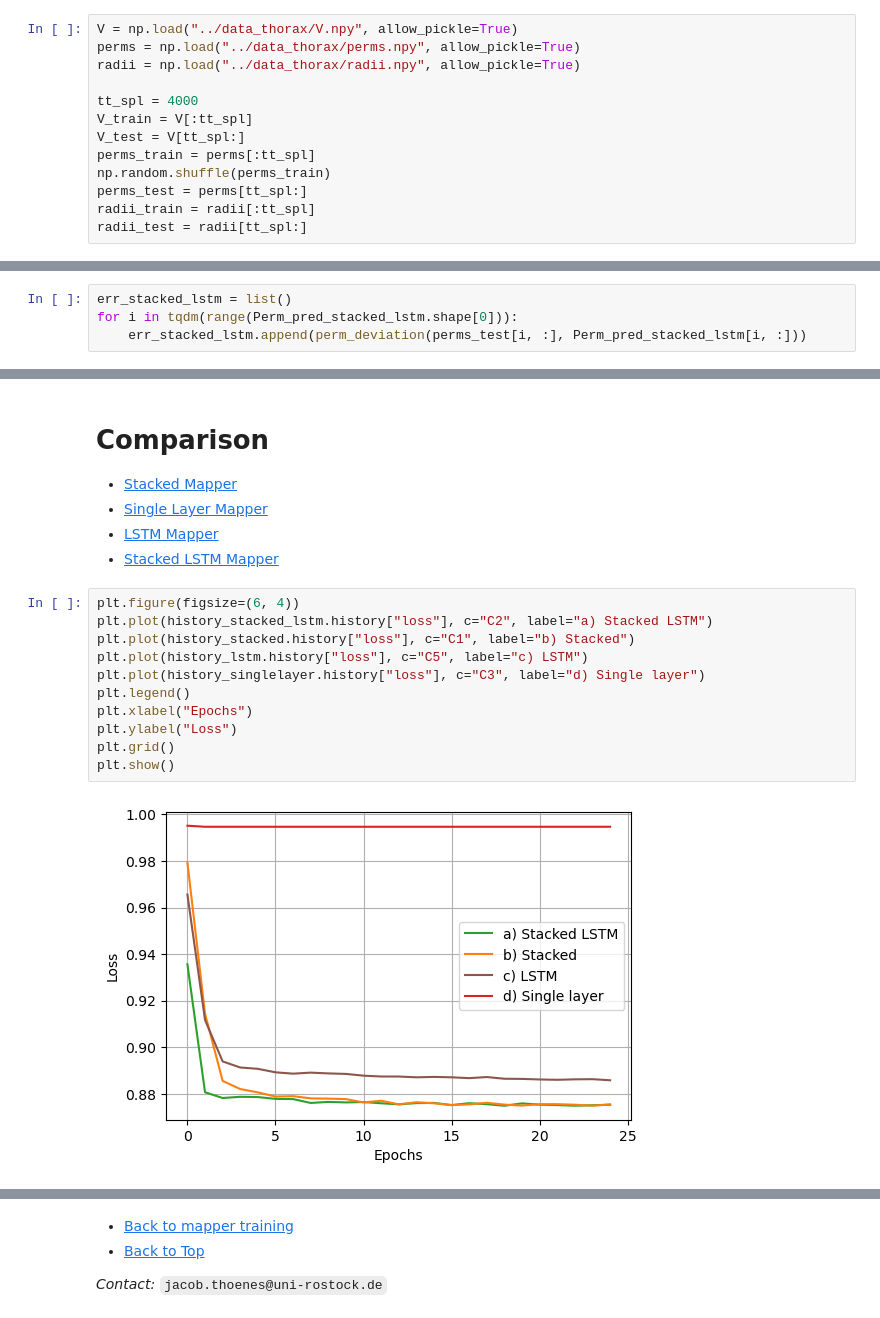
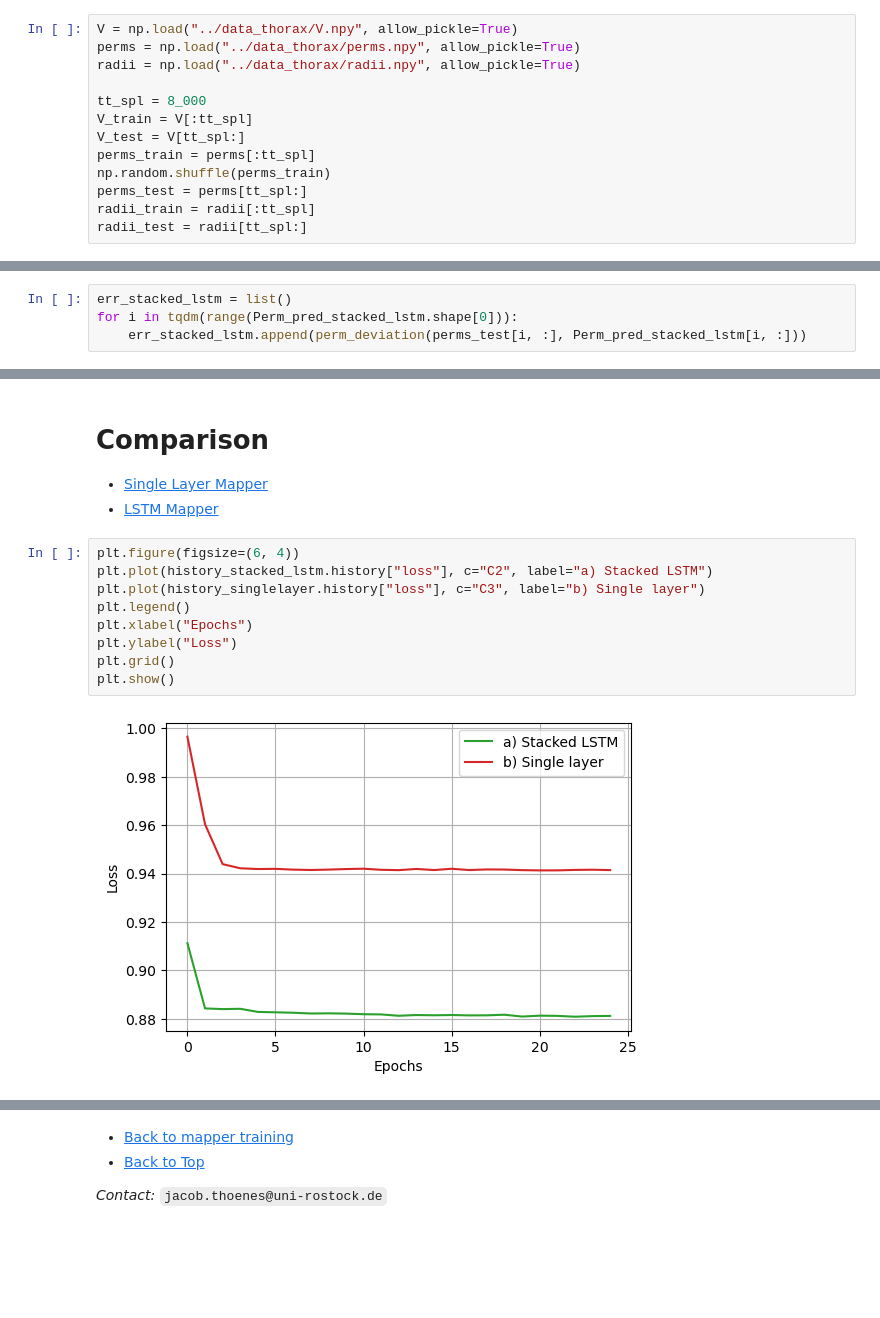
Before and after one commit to spatialaudio/Data-Driven-EIT-Imaging-using-Recurrent-Neural-Networks, a Jupyter notebook: codes/pred_thorax_LSTM_M_VAE.ipynb, the cells around one changed output, grey strips where cells are left out. Saved outputs shown, nothing was run; the diff lists cells and outputs as text; blank space fills up the shorter version.

```diff
--- a/codes/pred_thorax_LSTM_M_VAE.ipynb
+++ b/codes/pred_thorax_LSTM_M_VAE.ipynb
@@ -93,7 +91,7 @@ V = np.load("../data_thorax/V.npy", allow_pickle=True)
 perms = np.load("../data_thorax/perms.npy", allow_pickle=True)
 radii = np.load("../data_thorax/radii.npy", allow_pickle=True)
 
-tt_spl = 4000
+tt_spl = 8_000
 V_train = V[:tt_spl]
 V_test = V[tt_spl:]
 perms_train = perms[:tt_spl]
@@ -722,22 +490,18 @@ plot_reconstruction(mesh_obj, Perm_pred_stacked_lstm[50, :])
 <a id="comparison"></a>
 # Comparison
 
-- [Stacked Mapper](#stackedmapper)
 - [Single Layer Mapper](#singlelayer)
 - [LSTM Mapper](#lstmmapper)
-- [Stacked LSTM Mapper](#stackedlstmmapper)
 # %%
 plt.figure(figsize=(6, 4))
 plt.plot(history_stacked_lstm.history["loss"], c="C2", label="a) Stacked LSTM")
-plt.plot(history_stacked.history["loss"], c="C1", label="b) Stacked")
-plt.plot(history_lstm.history["loss"], c="C5", label="c) LSTM")
-plt.plot(history_singlelayer.history["loss"], c="C3", label="d) Single layer")
+plt.plot(history_singlelayer.history["loss"], c="C3", label="b) Single layer")
 plt.legend()
 plt.xlabel("Epochs")
 plt.ylabel("Loss")
 plt.grid()
 plt.show()
 # %% [output]
-[figure, old version]
+[figure, new version]
 # %%
 df = {
```
Also changed, not shown: parts of 41 cells of this notebook, 12 other files.
